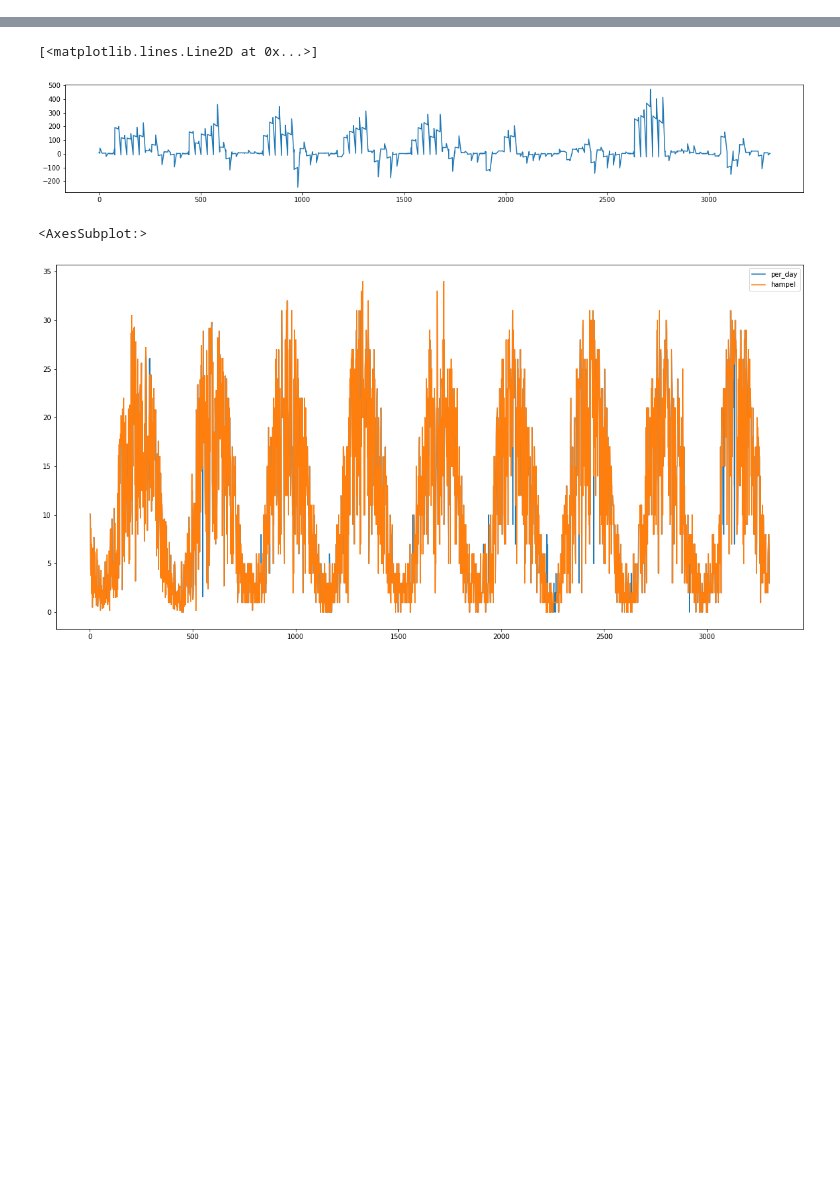
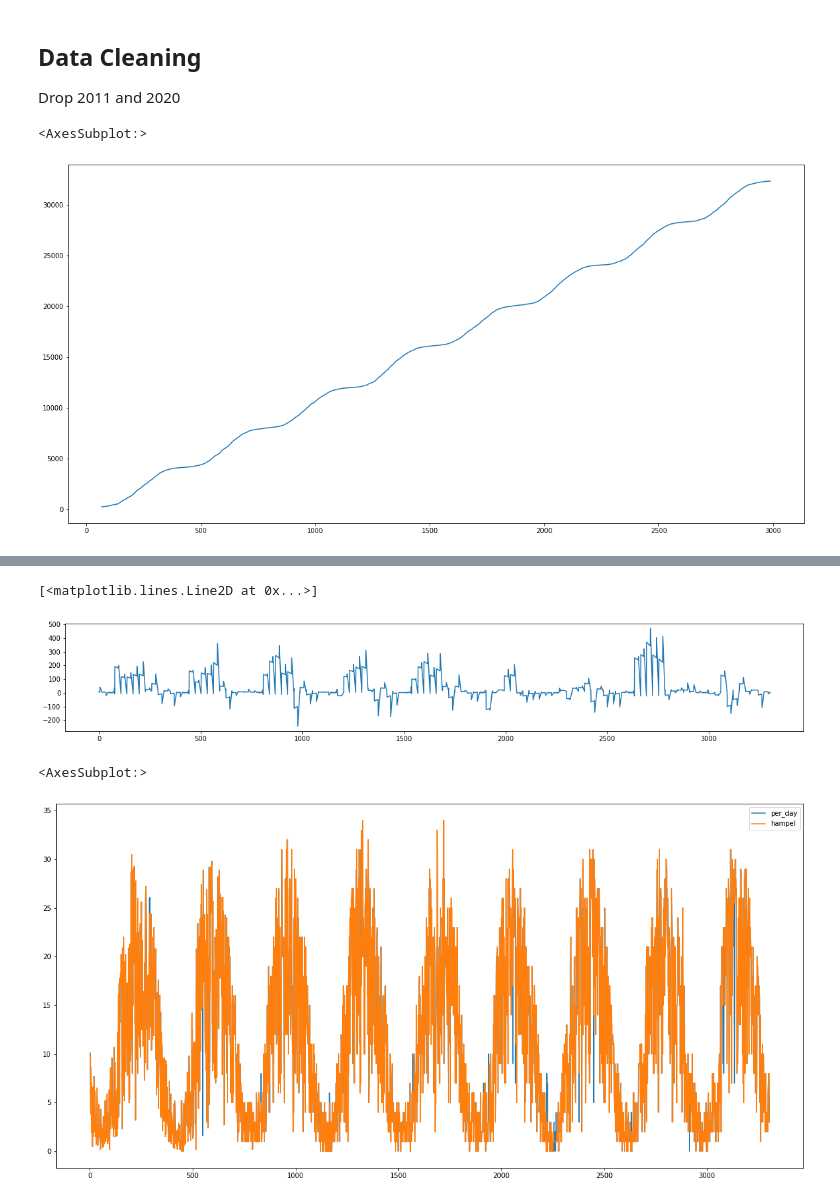
Before and after one commit to NiBa97/Solarpower-LSTM, a Jupyter notebook: daily-power-production-of-solar-panels/explore.ipynb, the cells around one changed output, grey strips where cells are left out. Cells and saved outputs as stored; diff of their text form; code cells hidden in the pictures; blank space fills up the shorter version.

```diff
--- a/daily-power-production-of-solar-panels/explore.ipynb
+++ b/daily-power-production-of-solar-panels/explore.ipynb
@@ -22,0 +33,10 @@ pandas.core.series.Series
+# %% [markdown]
+<h2>Data Cleaning</h2>
+Drop 2011 and 2020
+# %%
+df = df[df.date > "2011-12-31"]
+df = df[df.date < "2020-01-01"]
+df["Cumulative_solar_power"].plot(figsize=(20,10))
+# %% [output]
+<AxesSubplot:>
+[figure, added]
```
Also changed, not shown: parts of 12 cells of this notebook, 2 other files.
